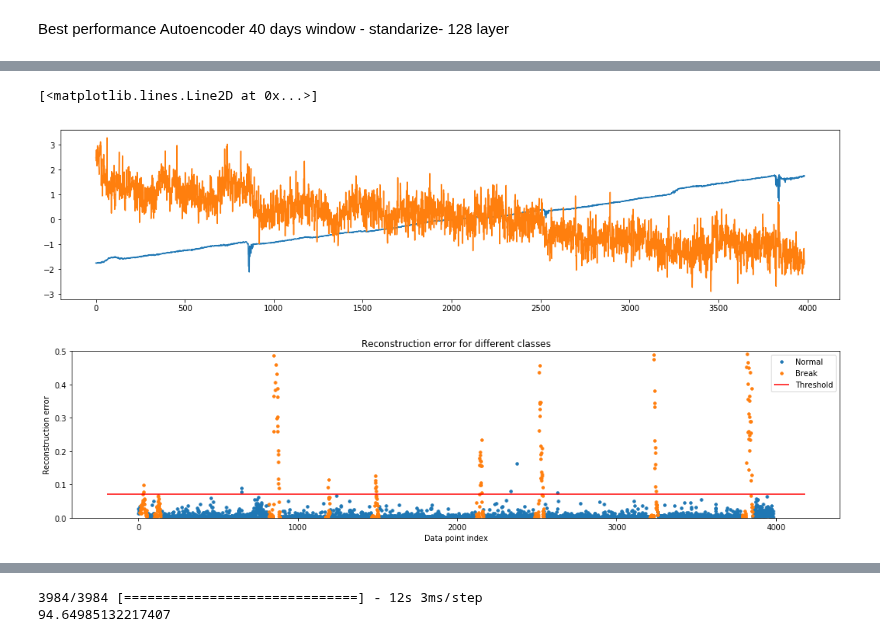
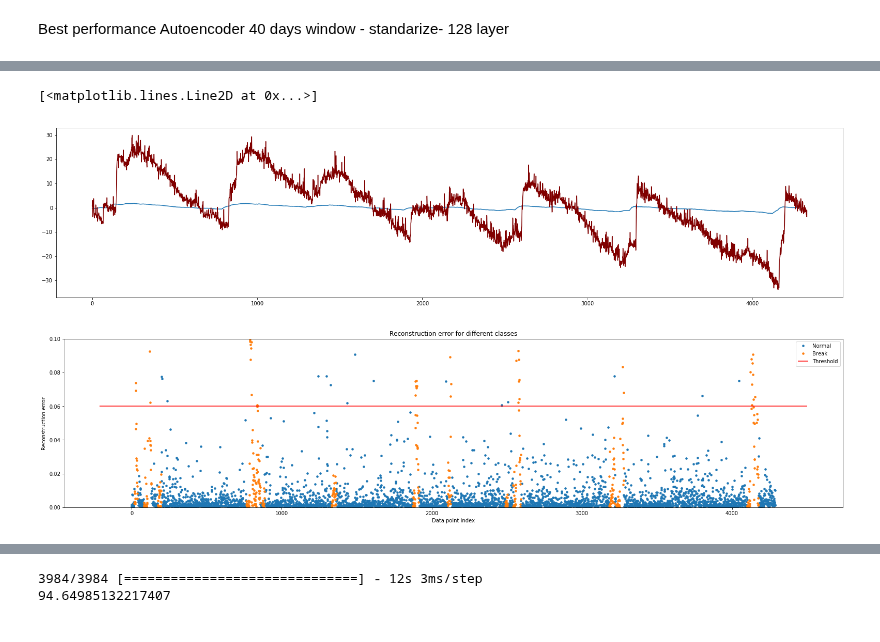
Before and after one commit to francovm/SSE, a Jupyter notebook: notebooks/14-Test-LSTM-Autoencoder.ipynb, the cells around one changed output, grey strips where cells are left out. Saved outputs shown, nothing was run; the diff lists cells and outputs as text; code cells hidden in the pictures.

```diff
--- a/notebooks/14-Test-LSTM-Autoencoder.ipynb
+++ b/notebooks/14-Test-LSTM-Autoencoder.ipynb
@@ -243,5 +325,11 @@ lookback = 40
 X_1_PARI, y_pari = temporalize(X = input_X_PARI, y = input_y_PARI, lookback = lookback, input_X = input_X_PARI, input_y = input_y_PARI)
 
 X_pari = X_1_PARI.reshape(X_1_PARI.shape[0], lookback, 3)
+
+
+lookback = 40
+X_1_MAHI, y_mahi = temporalize(X = input_X_MAHI, y = input_y_MAHI, lookback = lookback,input_X = input_X_MAHI,input_y = input_y_MAHI)
+
+X_mahi = X_1_MAHI.reshape(X_1_MAHI.shape[0], lookback, n_features_MAHI)
 # %%
 # load model
@@ -272,7 +361,15 @@ Non-trainable params: 0
 _________________________________________________________________
 # %%
 # Initialize a scaler using the training data.
-scaler = StandardScaler().fit(flatten(X_pari))
+
+# scaler = StandardScaler().fit(flatten(X_pari))
+
+scaler = StandardScaler().fit(flatten(X_mahi))
 # %%
 # Standarize the input
-X_pari_scaled = scale(X_pari, scaler)
+
+
+# X_pari_scaled = scale(X_pari, scaler)
+
+
+X_mahi_scaled = scale(X_mahi, scaler)
@@ -281,8 +376,18 @@ test_x_predictions = model.predict(X_pari_scaled)
+# %%
+# test_x_predictions = model.predict(X_pari_scaled)
+
+
+test_x_predictions = model.predict(X_mahi_scaled)
+
+# test_x_predictions = model.predict(X_pari)
 # %%
-plt.plot(flatten(test_x_predictions)[:,[1]])
+plt.plot(flatten(test_x_predictions)[:,[0]])
 
-plt.plot(flatten(test_x_predictions)[:,[2]])
+# plt.plot(flatten(test_x_predictions)[:,[2]])
+
 # plt.plot(df_PARI['x'].values,color='maroon')
+
+plt.plot(df_MAHI['x'].values,color='maroon')
 # plt.title("PARI")
 # plt.ylabel("Displacement")
 # plt.xlabel("Data point index")
@@ -290,30 +395,32 @@ plt.plot(flatten(test_x_predictions)[:,[2]])
 # flatten(test_x_predictions)[1]
 # %% [output]
 [<matplotlib.lines.Line2D at 0x...>]
-[figure, old version]
+[figure, new version]
 # %%
-mse = np.mean(np.power(flatten(X_pari_scaled) - flatten(test_x_predictions), 2), axis=1)
+# mse = np.mean(np.power(flatten(X_pari_scaled) - flatten(test_x_predictions), 2), axis=1)
+mse = np.mean(np.power(flatten(X_mahi_scaled) - flatten(test_x_predictions), 2), axis=1)
+# mse = np.mean(np.power(flatten(X_pari) - flatten(test_x_predictions), 2), axis=1)
 
 error_df = pd.DataFrame({'Reconstruction_error': mse,
-                        'True_class': y_pari.tolist()})
+                        'True_class': y_mahi.tolist()})
 
-threshold_fixed = 0.07 # Definir!
+threshold_fixed = 0.06 # Definir!
 groups = error_df.groupby('True_class')
 fig, ax = plt.subplots()
 
 for name, group in groups:
     ax.plot( group.Reconstruction_error, marker='o', ms=3.5, linestyle='',
             label= "Break" if name == 1 else "Normal")
 ax.hlines(threshold_fixed, ax.get_xlim()[0], ax.get_xlim()[1], colors="r", zorder=100, label='Threshold')
 
 ax.legend()
-plt.ylim(0,0.5)
+plt.ylim(0,0.1)
 plt.title("Reconstruction error for different classes")
 plt.ylabel("Reconstruction error")
 plt.xlabel("Data point index")
 plt.show();
 # %% [output]
-[figure, old version]
+[figure, new version]
 # %%
 pred_y = [1. if e > threshold_fixed else 0. for e in error_df.Reconstruction_error.values]
 # %%
```
Also changed, not shown: parts of 35 cells of this notebook, 2 other files.
